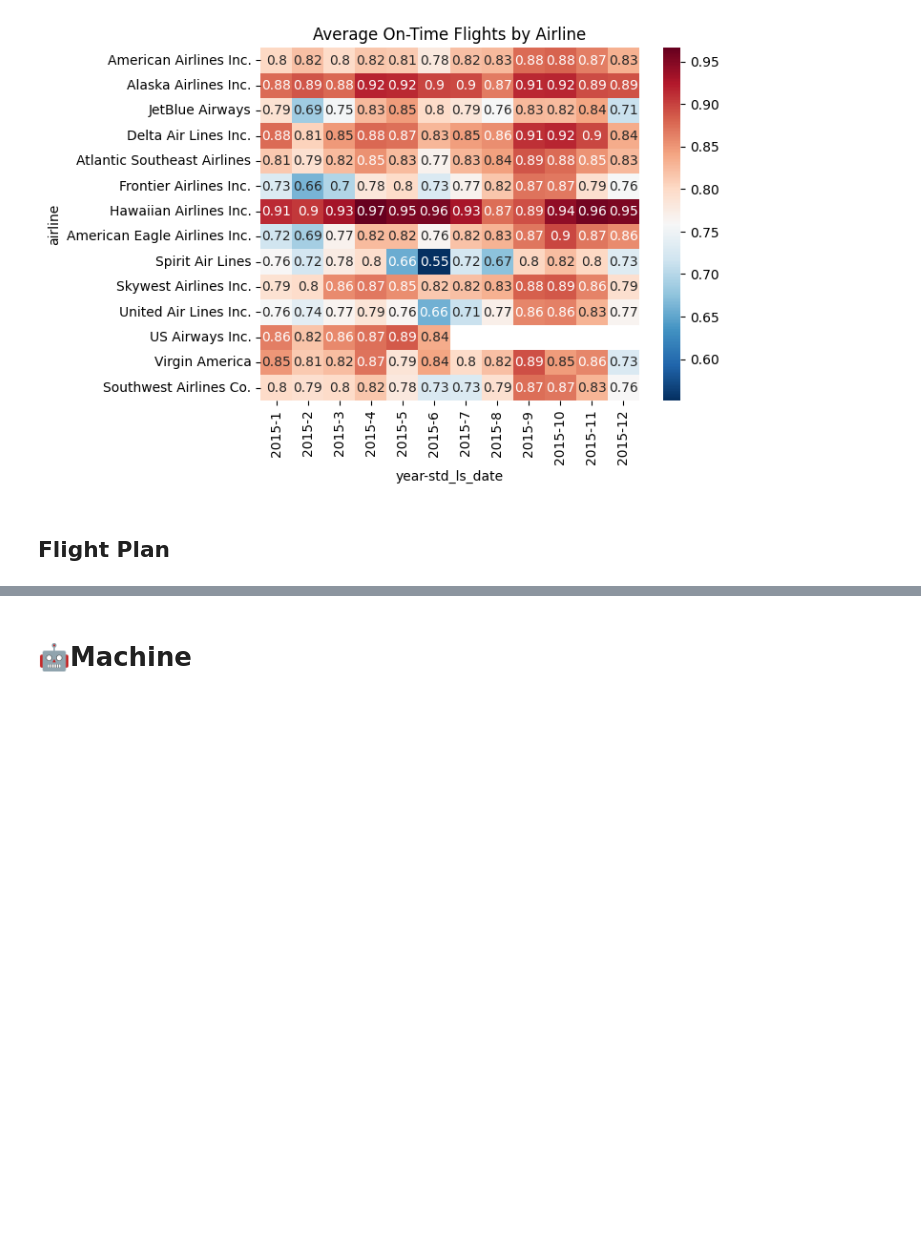
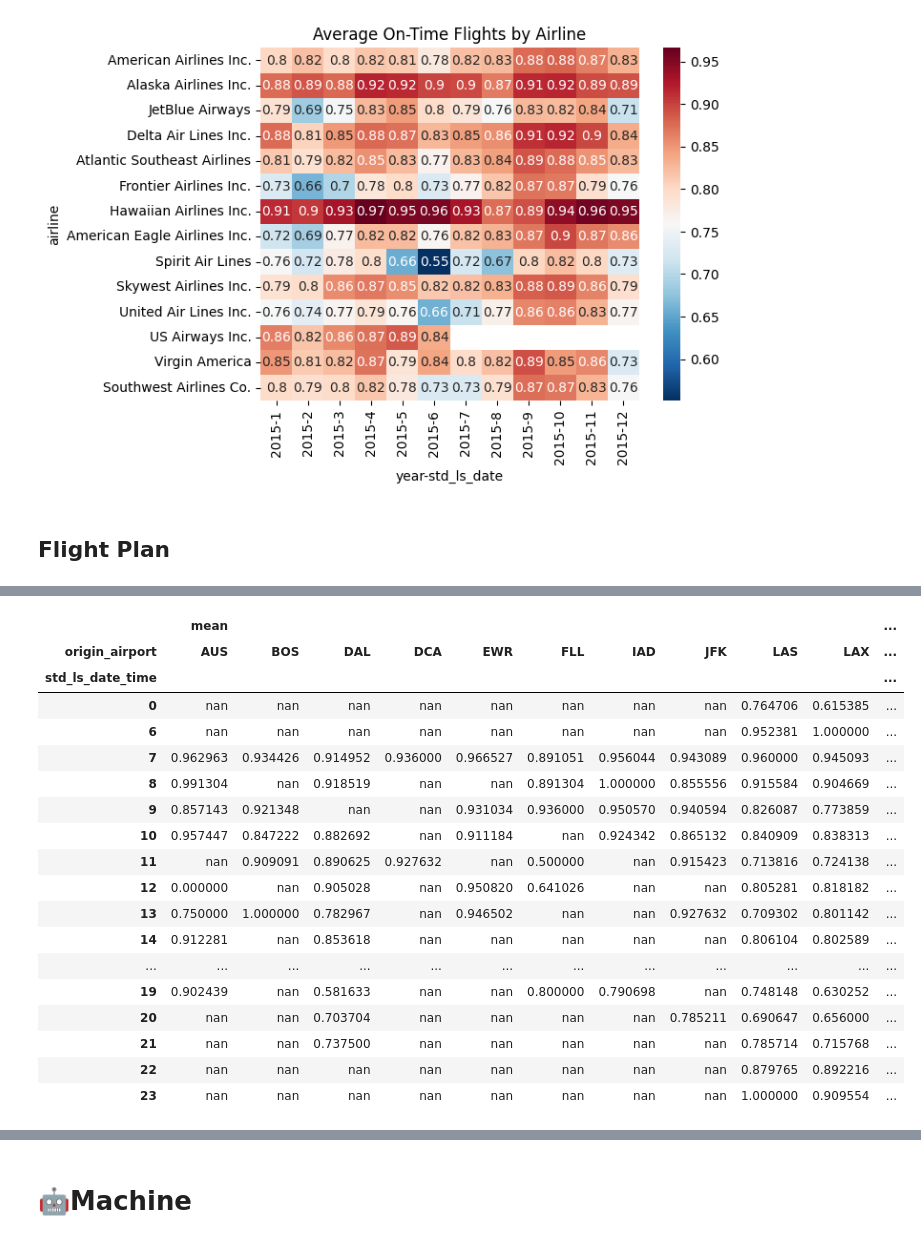
Before and after one commit to cmd-master/airline, a Jupyter notebook: airline-delays.ipynb, the cells around one changed output, grey strips where cells are left out. Drawn from its saved outputs; the diff is of its cells as text; code cells hidden in the pictures; blank space fills up the shorter version.

```diff
--- a/airline-delays.ipynb
+++ b/airline-delays.ipynb
@@ -257,0 +308,34 @@ The reason why my model is so accurate because the data that I train with has th
+# %%
+g = train
+
+# g = g.groupby(['origin_airport', g['std_ls_date_time'].dt.hour])
+# g = g.agg({
+#     'otp_dep15': ['mean', 'count', 'sum']
+#     , 'cancelled': ['sum']
+# })
+
+g = g.pivot_table(values = 'otp_dep15'
+              , index=g['std_ls_date_time'].dt.hour
+              , columns='origin_airport'
+              , aggfunc=['mean'])
+g.style.background_gradient('Reds_r', axis=None, vmin=.7)
+# %% [output]
+|  | mean |  |  |  |  |  |  |  |  |  | ... |
+| origin_airport | AUS | BOS | DAL | DCA | EWR | FLL | IAD | JFK | LAS | LAX | ... |
+| std_ls_date_time |  |  |  |  |  |  |  |  |  |  | ... |
+| 0 | nan | nan | nan | nan | nan | nan | nan | nan | 0.764706 | 0.615385 | ... |
+| 6 | nan | nan | nan | nan | nan | nan | nan | nan | 0.952381 | 1.000000 | ... |
+| 7 | 0.962963 | 0.934426 | 0.914952 | 0.936000 | 0.966527 | 0.891051 | 0.956044 | 0.943089 | 0.960000 | 0.945093 | ... |
+| 8 | 0.991304 | nan | 0.918519 | nan | nan | 0.891304 | 1.000000 | 0.855556 | 0.915584 | 0.904669 | ... |
+| 9 | 0.857143 | 0.921348 | nan | nan | 0.931034 | 0.936000 | 0.950570 | 0.940594 | 0.826087 | 0.773859 | ... |
+| 10 | 0.957447 | 0.847222 | 0.882692 | nan | 0.911184 | nan | 0.924342 | 0.865132 | 0.840909 | 0.838313 | ... |
+| 11 | nan | 0.909091 | 0.890625 | 0.927632 | nan | 0.500000 | nan | 0.915423 | 0.713816 | 0.724138 | ... |
+| 12 | 0.000000 | nan | 0.905028 | nan | 0.950820 | 0.641026 | nan | nan | 0.805281 | 0.818182 | ... |
+| 13 | 0.750000 | 1.000000 | 0.782967 | nan | 0.946502 | nan | nan | 0.927632 | 0.709302 | 0.801142 | ... |
+| 14 | 0.912281 | nan | 0.853618 | nan | nan | nan | nan | nan | 0.806104 | 0.802589 | ... |
+| ... | ... | ... | ... | ... | ... | ... | ... | ... | ... | ... | ... |
+| 19 | 0.902439 | nan | 0.581633 | nan | nan | 0.800000 | 0.790698 | nan | 0.748148 | 0.630252 | ... |
+| 20 | nan | nan | 0.703704 | nan | nan | nan | nan | 0.785211 | 0.690647 | 0.656000 | ... |
+| 21 | nan | nan | 0.737500 | nan | nan | nan | nan | nan | 0.785714 | 0.715768 | ... |
+| 22 | nan | nan | nan | nan | nan | nan | nan | nan | 0.879765 | 0.892216 | ... |
+| 23 | nan | nan | nan | nan | nan | nan | nan | nan | 1.000000 | 0.909554 | ... |
```
Also changed, not shown: parts of 20 cells of this notebook.
